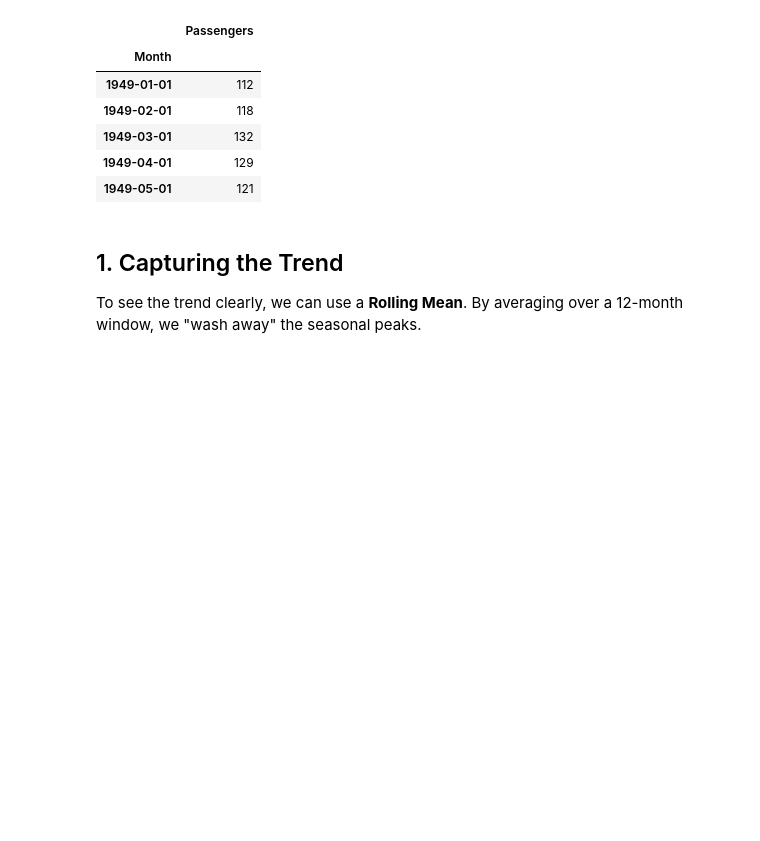
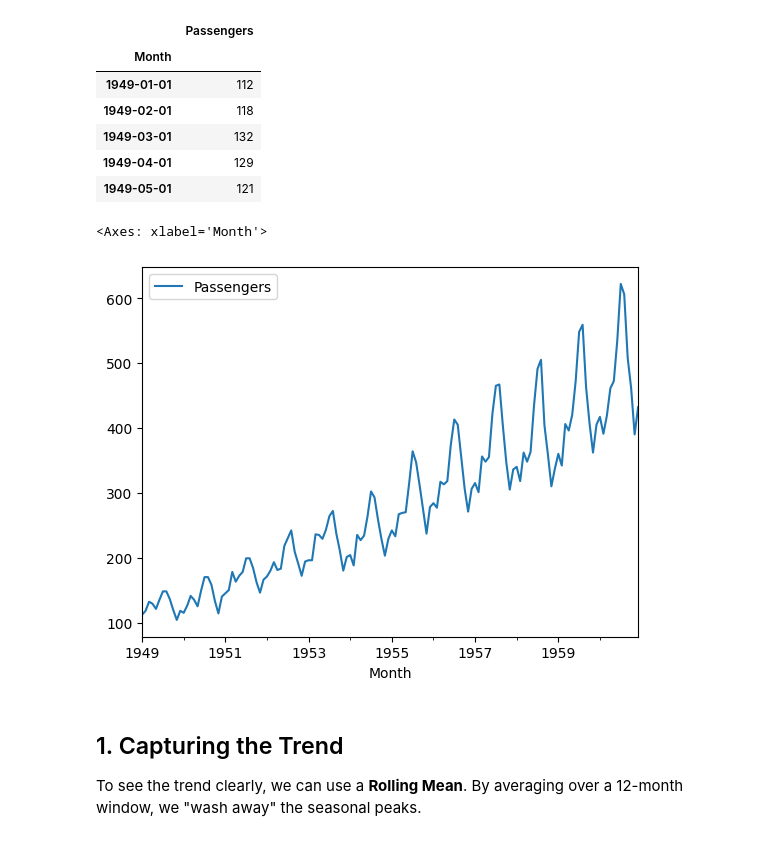
Before and after one commit to valeria-edulabs/intel-ml-apr-26, a Jupyter notebook: ml_timeseries_basics/00_timeseries_concepts_viz.ipynb, the cells around one changed output. Drawn from its saved outputs; the diff is of its cells as text; code cells hidden in the pictures; blank space fills up the shorter version.

```diff
--- a/ml_timeseries_basics/00_timeseries_concepts_viz.ipynb
+++ b/ml_timeseries_basics/00_timeseries_concepts_viz.ipynb
@@ -26,6 +26,11 @@ df.head()
 | 1949-03-01 | 132 |
 | 1949-04-01 | 129 |
 | 1949-05-01 | 121 |
+# %%
+df.plot()
+# %% [output]
+<Axes: xlabel='Month'>
+[figure, added]
 # %% [markdown]
 ## 1. Capturing the Trend
 To see the trend clearly, we can use a **Rolling Mean**. By averaging over a 12-month window, we "wash away" the seasonal peaks.
```
Also changed, not shown: 13 other files.
